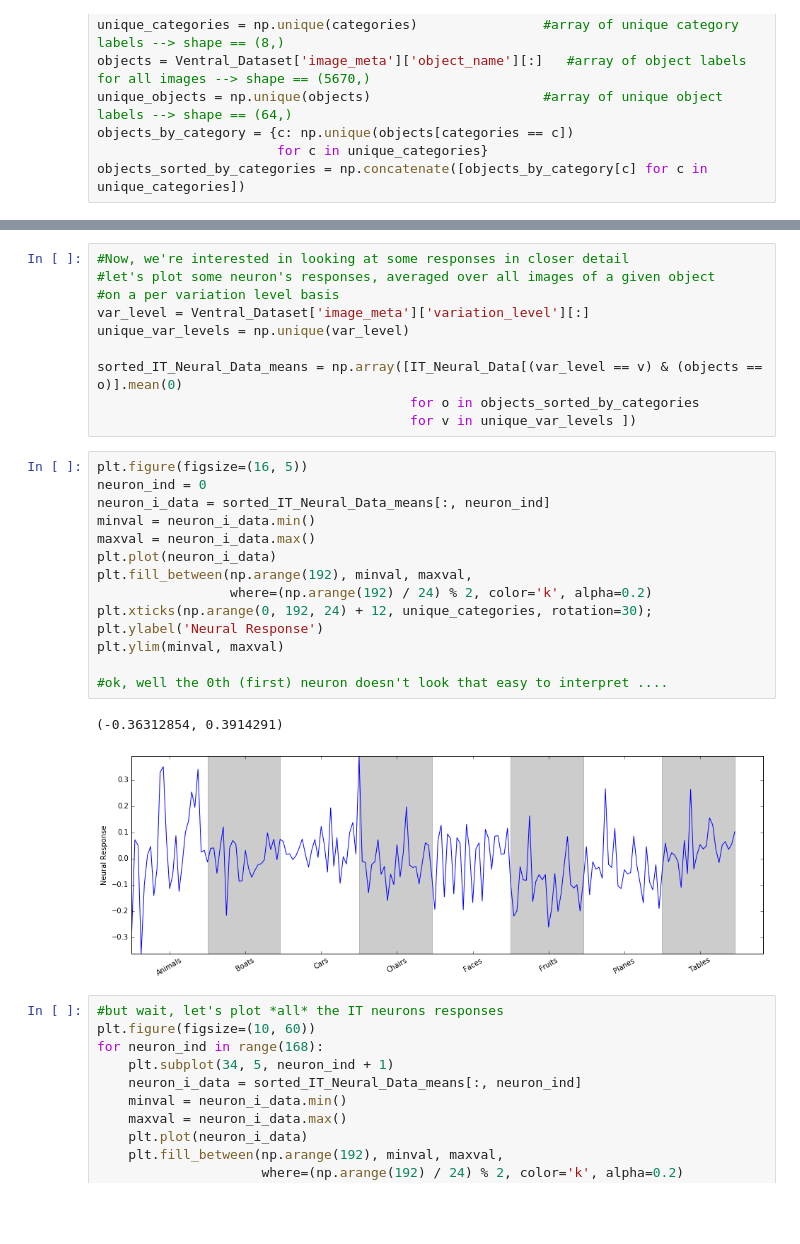
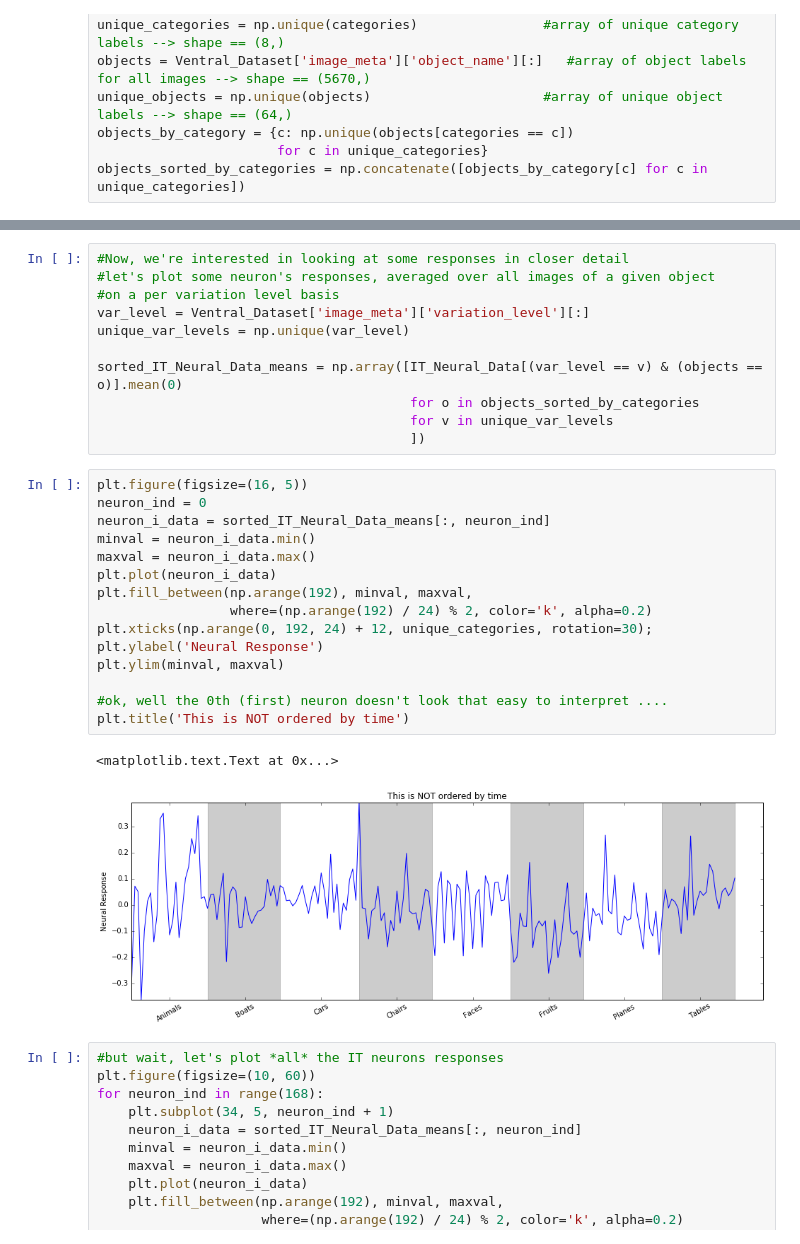
Before and after one commit to neuroailab/psych253, a Jupyter notebook: Lecture2.ipynb, the cells around one changed output, grey strips where cells are left out. Cells and saved outputs as stored; diff of their text form; blank space fills up the shorter version.

```diff
--- a/Lecture2.ipynb
+++ b/Lecture2.ipynb
@@ -56,24 +72,26 @@ unique_var_levels = np.unique(var_level)
 
 sorted_IT_Neural_Data_means = np.array([IT_Neural_Data[(var_level == v) & (objects == o)].mean(0)
                                         for o in objects_sorted_by_categories
-                                        for v in unique_var_levels ])
+                                        for v in unique_var_levels
+                                        ])
 # %%
 plt.figure(figsize=(16, 5))
 neuron_ind = 0
 neuron_i_data = sorted_IT_Neural_Data_means[:, neuron_ind]
 minval = neuron_i_data.min()
 maxval = neuron_i_data.max()
 plt.plot(neuron_i_data)
 plt.fill_between(np.arange(192), minval, maxval,
                  where=(np.arange(192) / 24) % 2, color='k', alpha=0.2)
 plt.xticks(np.arange(0, 192, 24) + 12, unique_categories, rotation=30);
 plt.ylabel('Neural Response')
 plt.ylim(minval, maxval)
 
 #ok, well the 0th (first) neuron doesn't look that easy to interpret ....
+plt.title('This is NOT ordered by time')
 # %% [output]
-(-0.36312854, 0.3914291)
+<matplotlib.text.Text at 0x...>
-[figure, old version]
+[figure, new version]
 # %%
 #but wait, let's plot *all* the IT neurons responses
 plt.figure(figsize=(10, 60))
```
Also changed, not shown: parts of 15 cells of this notebook.
